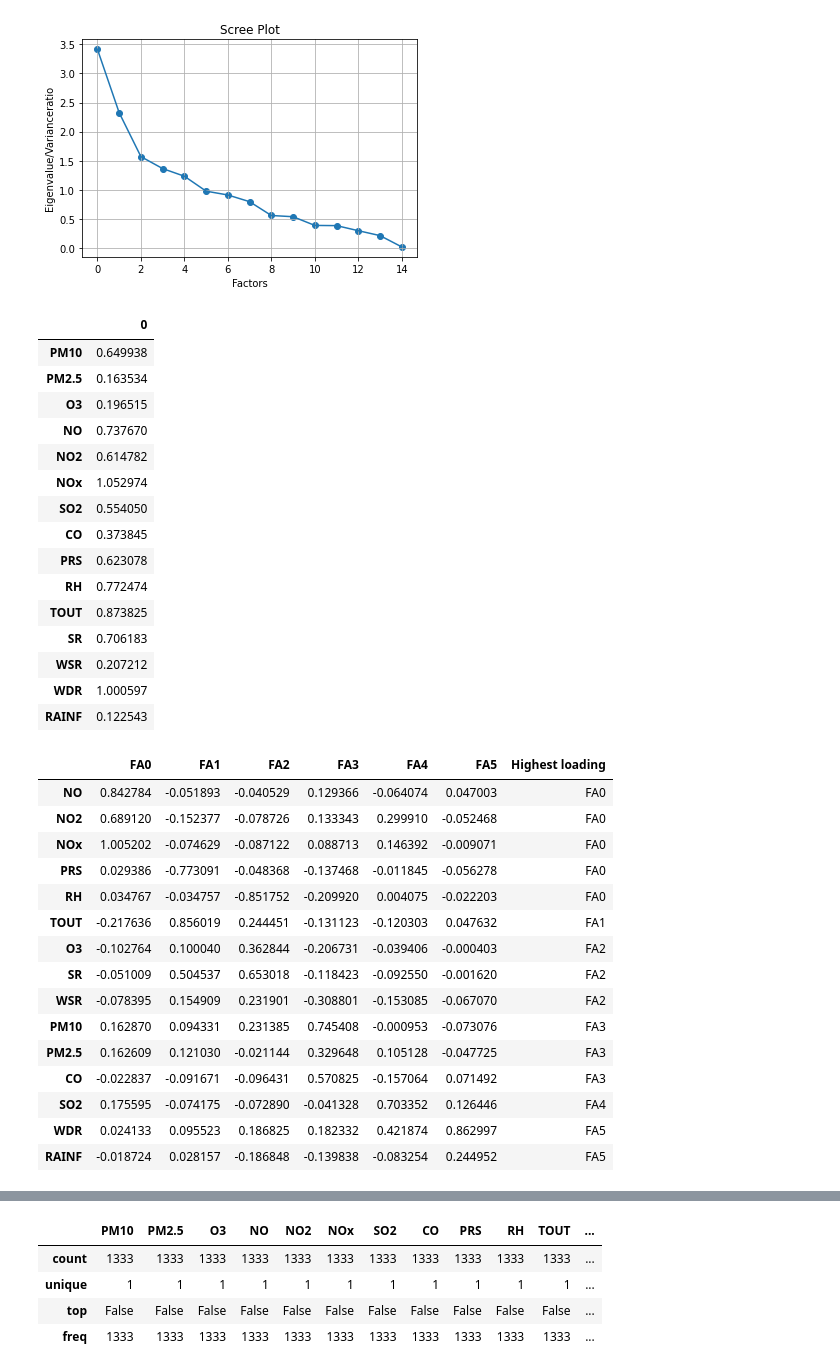
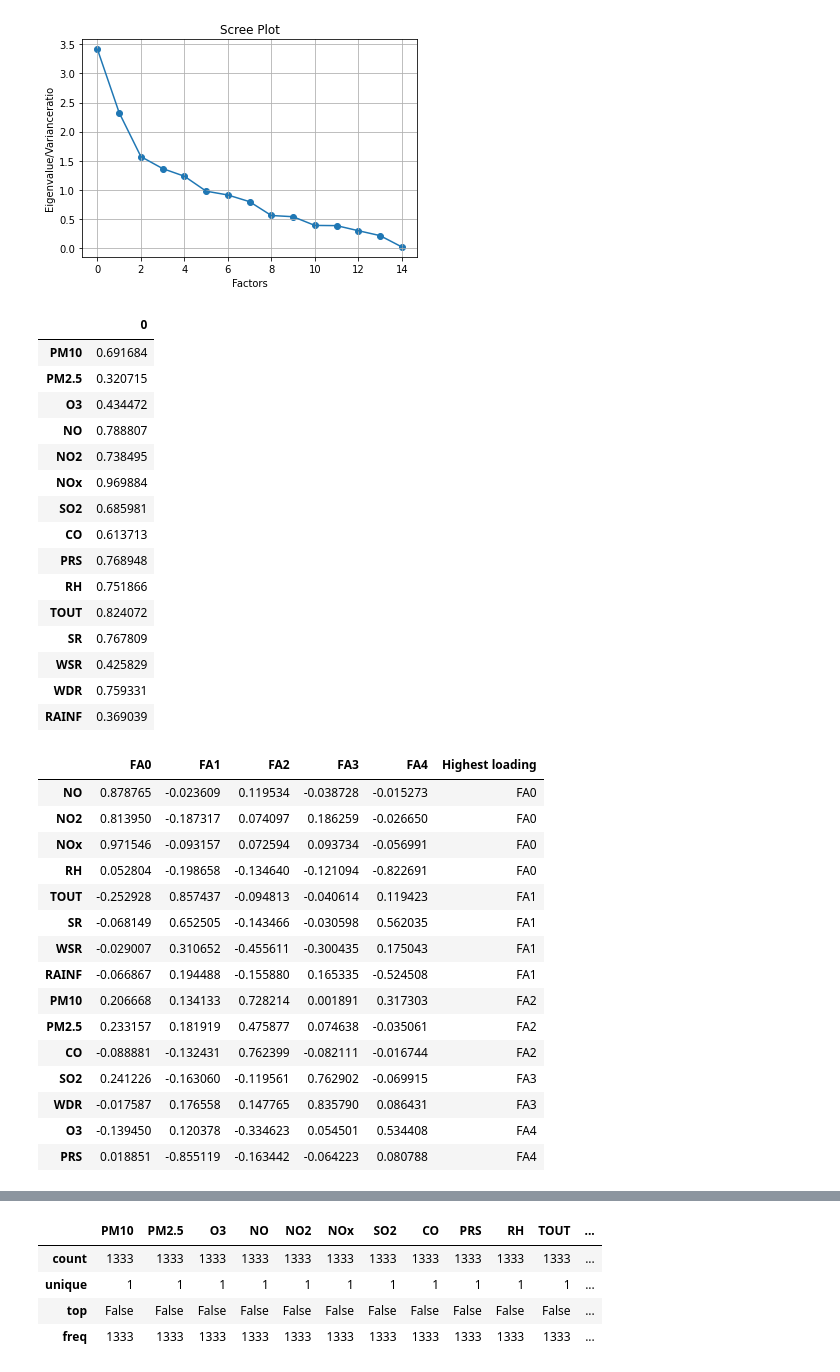
Before and after one commit to DiegoElian02/CienciadeDatosMultivariado, a Jupyter notebook: Analisis.ipynb, the cells around one changed output, grey strips where cells are left out. Drawn from its saved outputs; the diff is of its cells as text; code cells hidden in the pictures.

```diff
--- a/Analisis.ipynb
+++ b/Analisis.ipynb
@@ -575,6 +575,6 @@ from sklearn.datasets import load_iris
 from factor_analyzer.factor_analyzer import FactorAnalyzer
 
 # Create factor analysis object and perform factor analysis
-fa = FactorAnalyzer(rotation="varimax", n_factors=6)
+fa = FactorAnalyzer(method = 'principal', rotation="varimax", n_factors=5)
 fa.fit(day_var_df)
 # %% [output]
@@ -615,43 +615,43 @@ comunalities = pd.DataFrame(fa.get_communalities(), index=var_df.columns)
 comunalities
 # %% [output]
 |  | 0 |
-| PM10 | 0.649938 |
-| PM2.5 | 0.163534 |
-| O3 | 0.196515 |
-| NO | 0.737670 |
-| NO2 | 0.614782 |
-| NOx | 1.052974 |
-| SO2 | 0.554050 |
-| CO | 0.373845 |
-| PRS | 0.623078 |
-| RH | 0.772474 |
-| TOUT | 0.873825 |
-| SR | 0.706183 |
-| WSR | 0.207212 |
-| WDR | 1.000597 |
-| RAINF | 0.122543 |
+| PM10 | 0.691684 |
+| PM2.5 | 0.320715 |
+| O3 | 0.434472 |
+| NO | 0.788807 |
+| NO2 | 0.738495 |
+| NOx | 0.969884 |
+| SO2 | 0.685981 |
+| CO | 0.613713 |
+| PRS | 0.768948 |
+| RH | 0.751866 |
+| TOUT | 0.824072 |
+| SR | 0.767809 |
+| WSR | 0.425829 |
+| WDR | 0.759331 |
+| RAINF | 0.369039 |
 # %%
-fa_loading_matrix = pd.DataFrame(fa.loadings_, columns=['FA{}'.format(i) for i in range(0, 6)], index=var_df.columns)
+fa_loading_matrix = pd.DataFrame(fa.loadings_, columns=['FA{}'.format(i) for i in range(0, 5)], index=var_df.columns)
 fa_loading_matrix[ 'Highest loading' ] = fa_loading_matrix.idxmax(axis=1)
 fa_loading_matrix = fa_loading_matrix.sort_values('Highest loading')
 fa_loading_matrix
 # %% [output]
-|  | FA0 | FA1 | FA2 | FA3 | FA4 | FA5 | Highest loading |
-| NO | 0.842784 | -0.051893 | -0.040529 | 0.129366 | -0.064074 | 0.047003 | FA0 |
-| NO2 | 0.689120 | -0.152377 | -0.078726 | 0.133343 | 0.299910 | -0.052468 | FA0 |
-| NOx | 1.005202 | -0.074629 | -0.087122 | 0.088713 | 0.146392 | -0.009071 | FA0 |
-| PRS | 0.029386 | -0.773091 | -0.048368 | -0.137468 | -0.011845 | -0.056278 | FA0 |
-| RH | 0.034767 | -0.034757 | -0.851752 | -0.209920 | 0.004075 | -0.022203 | FA0 |
-| TOUT | -0.217636 | 0.856019 | 0.244451 | -0.131123 | -0.120303 | 0.047632 | FA1 |
-| O3 | -0.102764 | 0.100040 | 0.362844 | -0.206731 | -0.039406 | -0.000403 | FA2 |
-| SR | -0.051009 | 0.504537 | 0.653018 | -0.118423 | -0.092550 | -0.001620 | FA2 |
-| WSR | -0.078395 | 0.154909 | 0.231901 | -0.308801 | -0.153085 | -0.067070 | FA2 |
-| PM10 | 0.162870 | 0.094331 | 0.231385 | 0.745408 | -0.000953 | -0.073076 | FA3 |
-| PM2.5 | 0.162609 | 0.121030 | -0.021144 | 0.329648 | 0.105128 | -0.047725 | FA3 |
-| CO | -0.022837 | -0.091671 | -0.096431 | 0.570825 | -0.157064 | 0.071492 | FA3 |
-| SO2 | 0.175595 | -0.074175 | -0.072890 | -0.041328 | 0.703352 | 0.126446 | FA4 |
-| WDR | 0.024133 | 0.095523 | 0.186825 | 0.182332 | 0.421874 | 0.862997 | FA5 |
-| RAINF | -0.018724 | 0.028157 | -0.186848 | -0.139838 | -0.083254 | 0.244952 | FA5 |
+|  | FA0 | FA1 | FA2 | FA3 | FA4 | Highest loading |
+| NO | 0.878765 | -0.023609 | 0.119534 | -0.038728 | -0.015273 | FA0 |
+| NO2 | 0.813950 | -0.187317 | 0.074097 | 0.186259 | -0.026650 | FA0 |
+| NOx | 0.971546 | -0.093157 | 0.072594 | 0.093734 | -0.056991 | FA0 |
+| RH | 0.052804 | -0.198658 | -0.134640 | -0.121094 | -0.822691 | FA0 |
+| TOUT | -0.252928 | 0.857437 | -0.094813 | -0.040614 | 0.119423 | FA1 |
+| SR | -0.068149 | 0.652505 | -0.143466 | -0.030598 | 0.562035 | FA1 |
+| WSR | -0.029007 | 0.310652 | -0.455611 | -0.300435 | 0.175043 | FA1 |
+| RAINF | -0.066867 | 0.194488 | -0.155880 | 0.165335 | -0.524508 | FA1 |
+| PM10 | 0.206668 | 0.134133 | 0.728214 | 0.001891 | 0.317303 | FA2 |
+| PM2.5 | 0.233157 | 0.181919 | 0.475877 | 0.074638 | -0.035061 | FA2 |
+| CO | -0.088881 | -0.132431 | 0.762399 | -0.082111 | -0.016744 | FA2 |
+| SO2 | 0.241226 | -0.163060 | -0.119561 | 0.762902 | -0.069915 | FA3 |
+| WDR | -0.017587 | 0.176558 | 0.147765 | 0.835790 | 0.086431 | FA3 |
+| O3 | -0.139450 | 0.120378 | -0.334623 | 0.054501 | 0.534408 | FA4 |
+| PRS | 0.018851 | -0.855119 | -0.163442 | -0.064223 | 0.080788 | FA4 |
 # %%
 import seaborn as sns
 
```
Also changed, not shown: parts of 4 cells of this notebook.
